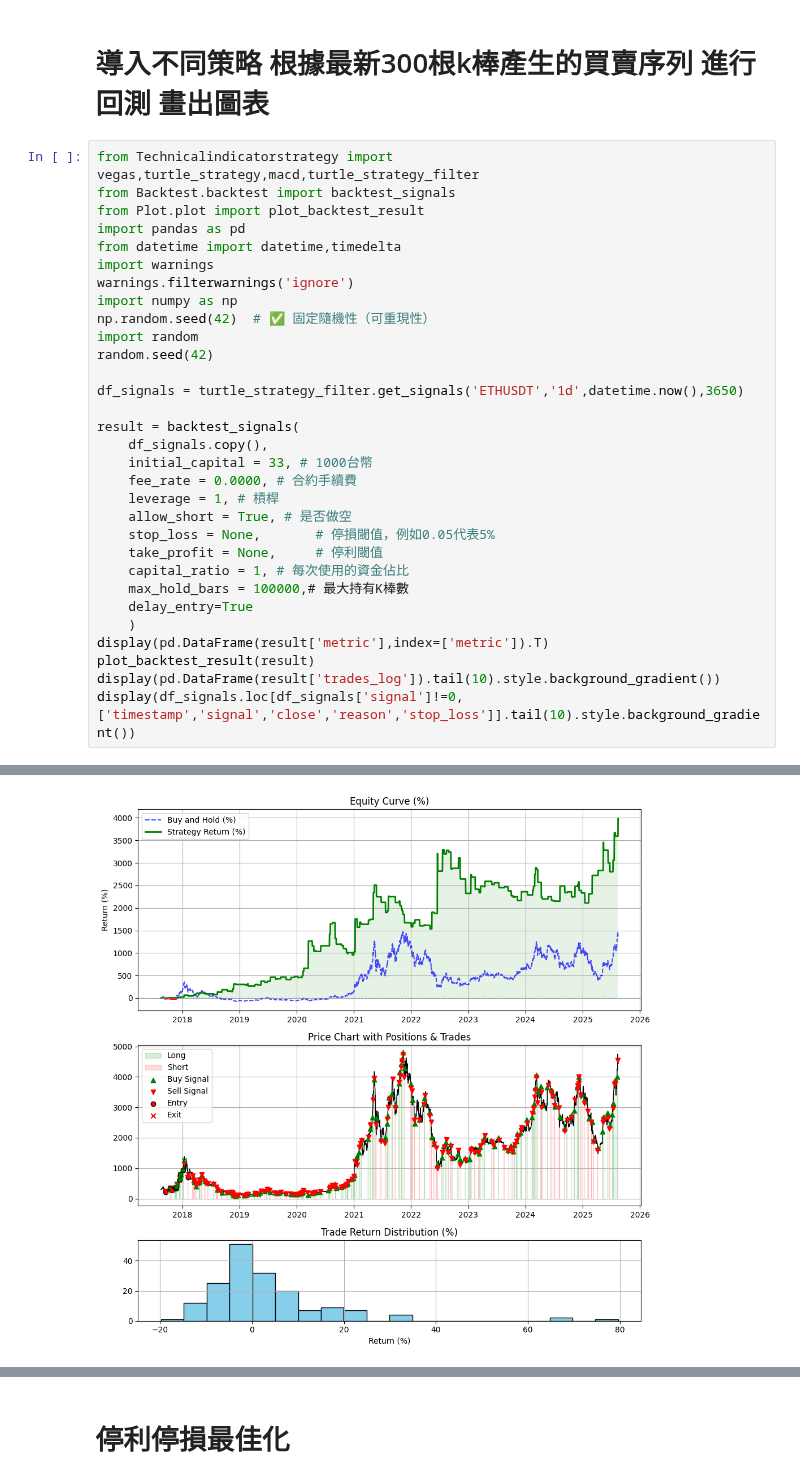
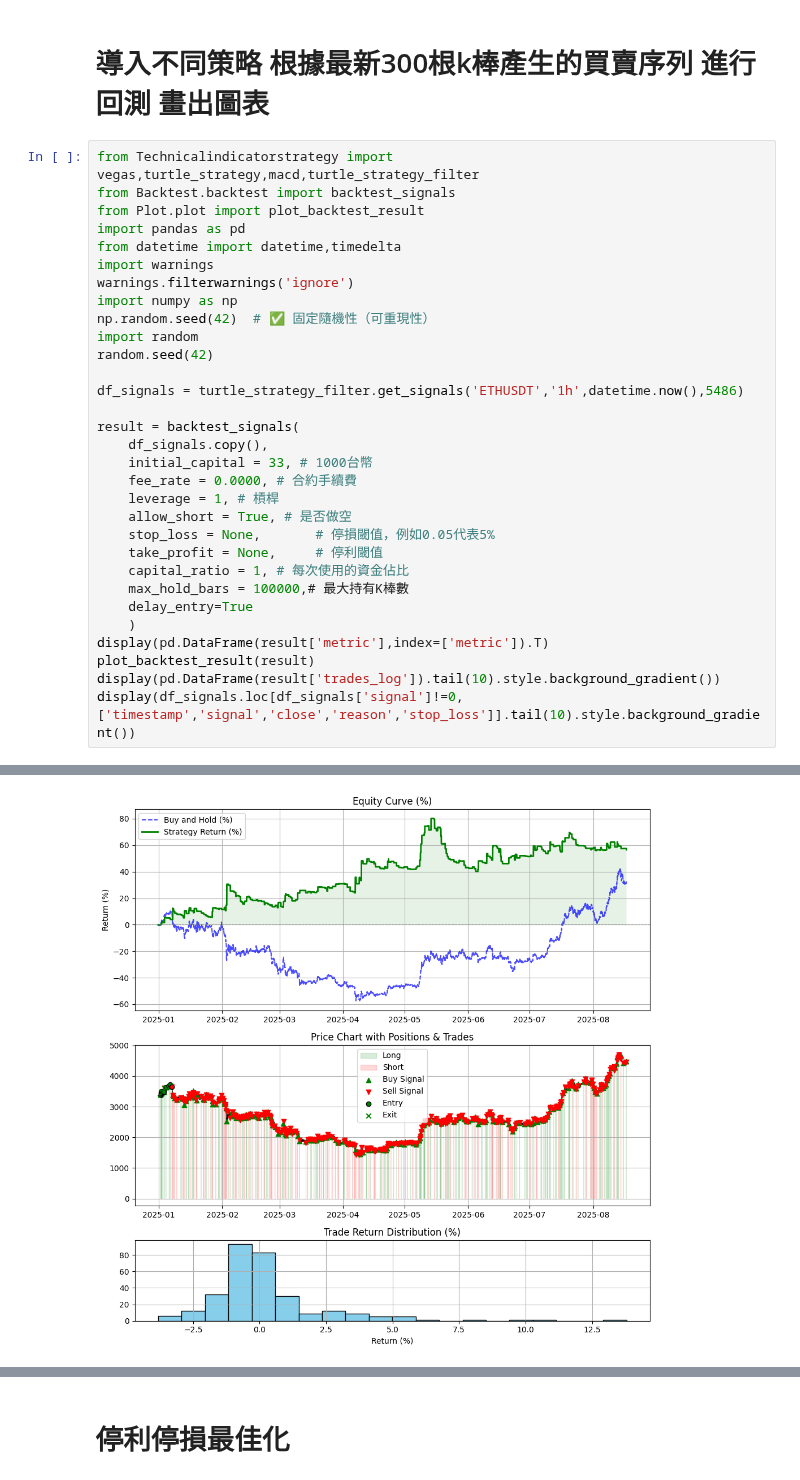
Before and after one commit to skywalker0803r/Vedanta, a Jupyter notebook: backtest_usage.ipynb, the cells around one changed output, grey strips where cells are left out. Saved outputs shown, nothing was run; the diff lists cells and outputs as text.

```diff
--- a/backtest_usage.ipynb
+++ b/backtest_usage.ipynb
@@ -13,7 +13,7 @@ np.random.seed(42)  # ✅ 固定隨機性（可重現性）
 import random
 random.seed(42)
 
-df_signals = turtle_strategy_filter.get_signals('ETHUSDT','1d',datetime.now(),3650)
+df_signals = turtle_strategy_filter.get_signals('ETHUSDT','1h',datetime.now(),5486)
 
 result = backtest_signals(
     df_signals.copy(),
@@ -49,2 +49,2 @@ display(df_signals.loc[df_signals['signal']!=0,['timestamp','signal','close','re
-[figure, old version]
+[figure, new version]
 |  | entry_time | exit_time | side | entry_price | exit_price | bars_held | return | reason |
```
Also changed, not shown: parts of 1 cell of this notebook, 1 other file.
